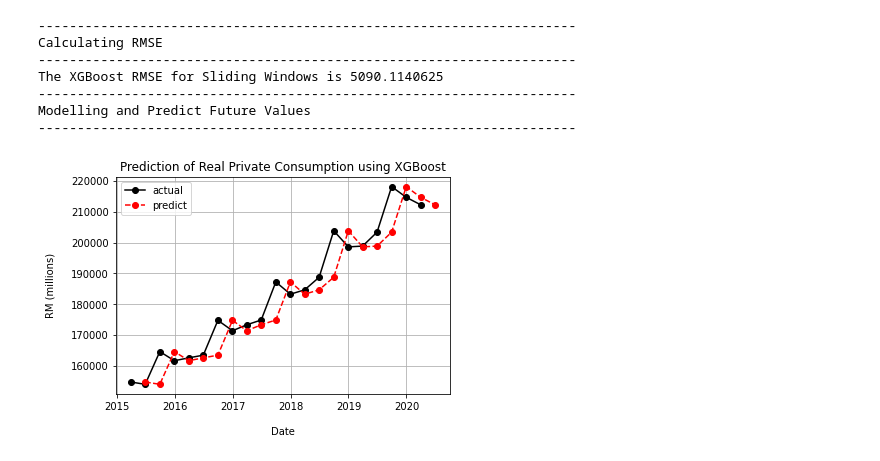
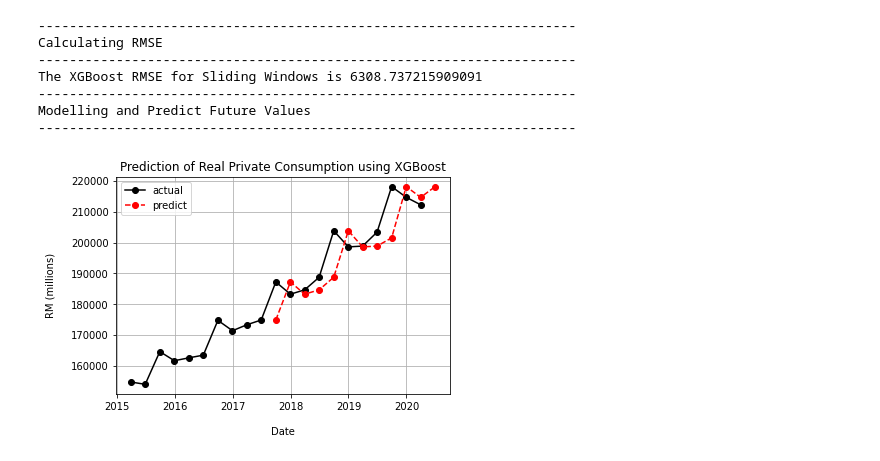
Before and after one commit to azzubair01/Time-Series-Forecasting, a Jupyter notebook: 2) Model Optimisation/Cross Validation/Sliding Window/Summarised Functions.ipynb, the cells around one changed output. Drawn from its saved outputs; the diff is of its cells as text; code cells hidden in the pictures.

```diff
--- a/2) Model Optimisation/Cross Validation/Sliding Window/Summarised Functions.ipynb
+++ b/2) Model Optimisation/Cross Validation/Sliding Window/Summarised Functions.ipynb
@@ -223,21 +223,21 @@ Modelling and Predict Future Values
 # %%
 dataset = xgboost_df
 title   = "XGBoost"
 print('---------------------------------------------------------------------')
 print('Calculating RMSE')
 print('---------------------------------------------------------------------')
-calculate_rmse(dataset, algorithm=title, window_size=1,top_attribute=1)
+calculate_rmse(dataset, algorithm=title, window_size=10,top_attribute=2)
 print('---------------------------------------------------------------------')
 print('Modelling and Predict Future Values')
-data = predict_using_sliding_window(dataset, algorithm=title, window_size=1,top_attribute=1)
+data = predict_using_sliding_window(dataset, algorithm=title, window_size=10,top_attribute=2)
 print('---------------------------------------------------------------------')
 plot_time_series(data,title=title)
 # %% [output]
 ---------------------------------------------------------------------
 Calculating RMSE
 ---------------------------------------------------------------------
-The XGBoost RMSE for Sliding Windows is 5090.1140625
+The XGBoost RMSE for Sliding Windows is 6308.737215909091
 ---------------------------------------------------------------------
 Modelling and Predict Future Values
 ---------------------------------------------------------------------
-[figure, old version]
+[figure, new version]
```
Also changed, not shown: parts of 3 cells of this notebook, 54 other files.
